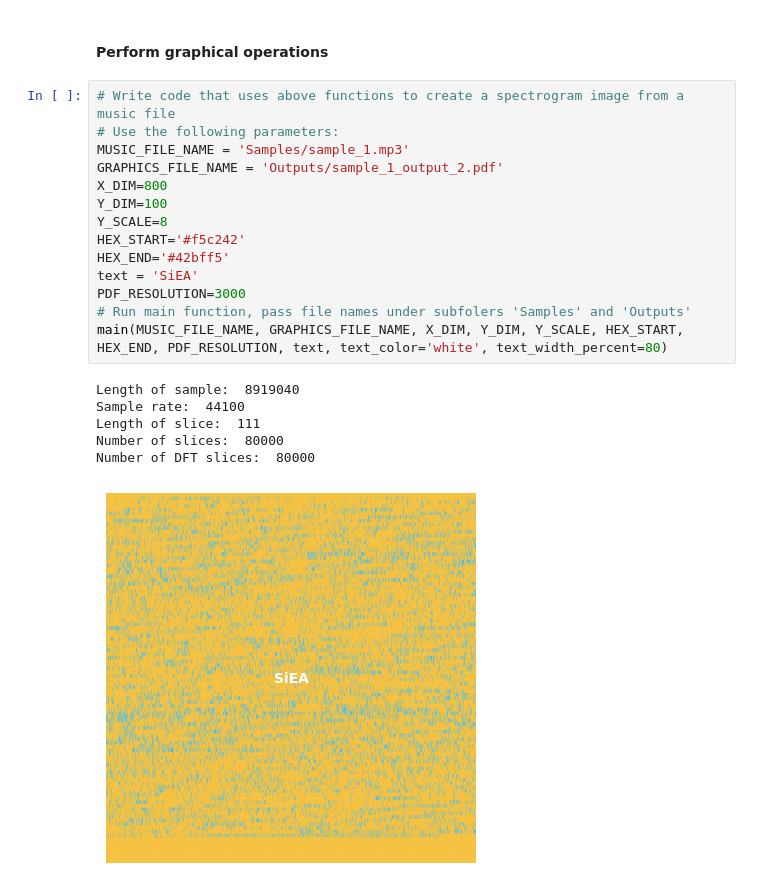
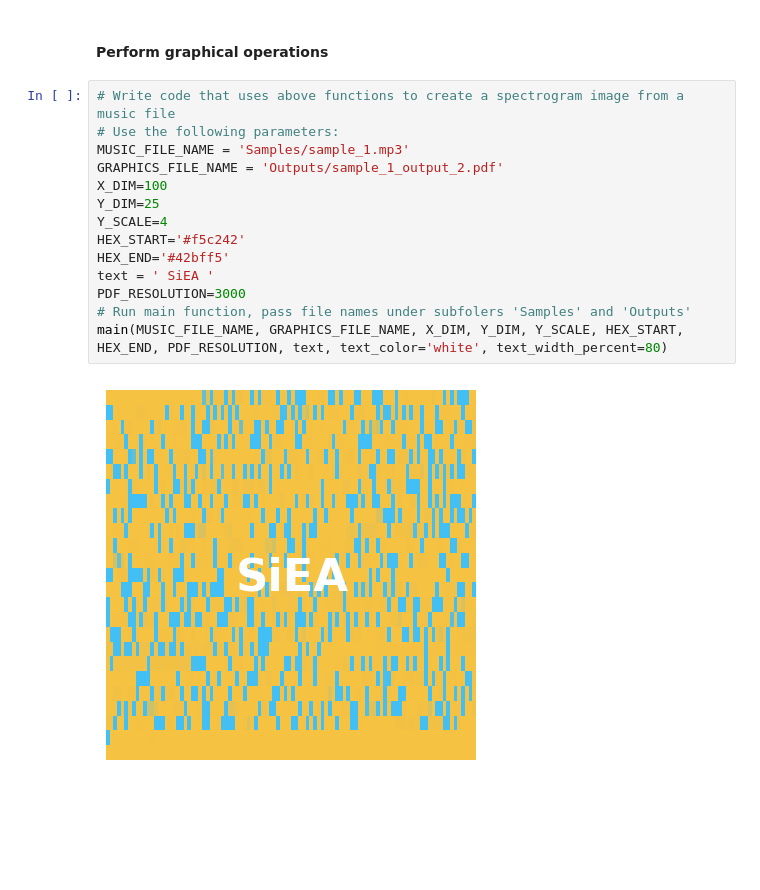
Before and after one commit to lionnus/SpectraStitch, a Jupyter notebook: SpectraStitch-Playground.ipynb, the cells around one changed output. Cells and saved outputs as stored; diff of their text form; blank space fills up the shorter version.

```diff
--- a/SpectraStitch-Playground.ipynb
+++ b/SpectraStitch-Playground.ipynb
@@ -110,24 +160,19 @@ def main(MUSIC_FILE_NAME, GRAPHICS_FILE_NAME, X_DIM, Y_DIM, Y_SCALE, HEX_START,
 # %%
 # Write code that uses above functions to create a spectrogram image from a music file
 # Use the following parameters:
 MUSIC_FILE_NAME = 'Samples/sample_1.mp3'
 GRAPHICS_FILE_NAME = 'Outputs/sample_1_output_2.pdf'
-X_DIM=800
-Y_DIM=100
-Y_SCALE=8
+X_DIM=100
+Y_DIM=25
+Y_SCALE=4
 HEX_START='#f5c242'
 HEX_END='#42bff5'
-text = 'SiEA'
+text = ' SiEA '
 PDF_RESOLUTION=3000
 # Run main function, pass file names under subfolers 'Samples' and 'Outputs'
 main(MUSIC_FILE_NAME, GRAPHICS_FILE_NAME, X_DIM, Y_DIM, Y_SCALE, HEX_START, HEX_END, PDF_RESOLUTION, text, text_color='white', text_width_percent=80)
 # %% [output]
-Length of sample:  8919040
-Sample rate:  44100
-Length of slice:  111
-Number of slices:  80000
-Number of DFT slices:  80000
-[figure, old version]
+[figure, new version]
 # %%
 import cProfile
 
```
Also changed, not shown: parts of 2 cells of this notebook.
